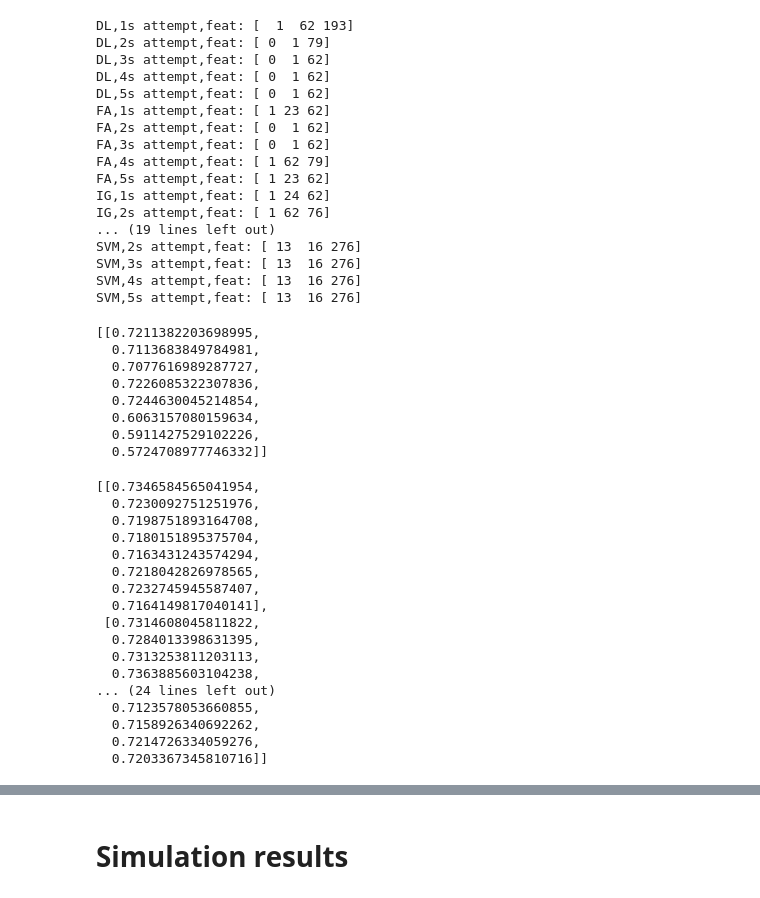
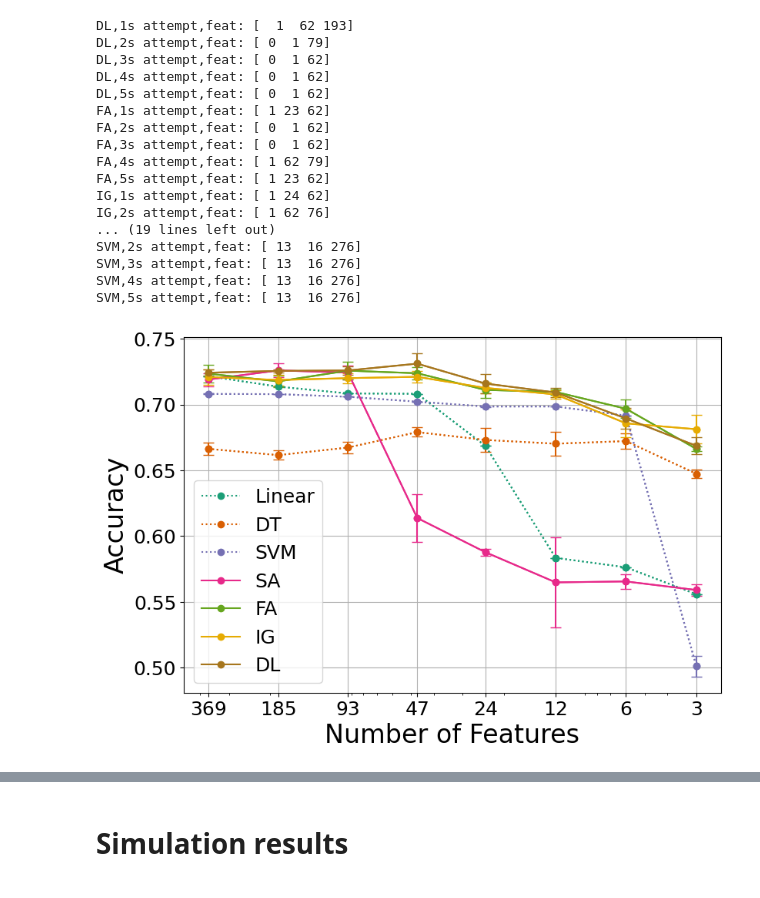
Before and after one commit to geshijoker/ChaosMining, a Jupyter notebook: notebooks/Curve.ipynb, the cells around one changed output, grey strips where cells are left out. Drawn from its saved outputs; the diff is of its cells as text; code cells hidden in the pictures.

```diff
--- a/notebooks/Curve.ipynb
+++ b/notebooks/Curve.ipynb
@@ -99,34 +103,7 @@ SVM,2s attempt,feat: [ 13  16 276]
 SVM,3s attempt,feat: [ 13  16 276]
 SVM,4s attempt,feat: [ 13  16 276]
 SVM,5s attempt,feat: [ 13  16 276]
-# %%
-lin_nn_acc
-# %% [output]
-[[0.7211382203698995,
-  0.7113683849784981,
-  0.7077616989287727,
-  0.7226085322307836,
-  0.7244630045214854,
-  0.6063157080159634,
-  0.5911427529102226,
-  0.5724708977746332]]
-# %%
-DT_nn_acc
-# %% [output]
-[[0.7346584565041954,
-  0.7230092751251976,
-  0.7198751893164708,
-  0.7180151895375704,
-  0.7163431243574294,
-  0.7218042826978565,
-  0.7232745945587407,
-  0.7164149817040141],
- [0.7314608045811822,
-  0.7284013398631395,
-  0.7313253811203113,
-  0.7363885603104238,
-... (24 lines left out)
-  0.7123578053660855,
-  0.7158926340692262,
-  0.7214726334059276,
-  0.7203367345810716]]
+# %%
+cmap = matplotlib.colormaps['Dark2']
+# %%
+x_axis = np.array([369,185,93,47,24,12,6,3])
@@ -132,0 +165,21 @@ DT_nn_acc
+# %%
+# Example usage
+datasets = [
+    {'x': x_axis, 'y': np.array(Linear_acc).mean(axis=0), 'errors': np.array(Linear_acc).std(axis=0),
+     'label': 'Linear', 'color': cmap.colors[0], 'linestyle': 'dotted'},
+    {'x': x_axis, 'y': np.array(DT_acc).mean(axis=0), 'errors': np.array(DT_acc).std(axis=0),
+     'label': 'DT', 'color': cmap.colors[1], 'linestyle': 'dotted'},
+    {'x': x_axis, 'y': np.array(SVM_acc).mean(axis=0), 'errors': np.array(SVM_acc).std(axis=0),
+     'label': 'SVM', 'color': cmap.colors[2], 'linestyle': 'dotted'},
+    {'x': x_axis, 'y': np.array(SA_acc).mean(axis=0), 'errors': np.array(SA_acc).std(axis=0),
+     'label': 'SA', 'color': cmap.colors[3], 'linestyle': 'solid'},
+    {'x': x_axis, 'y': np.array(FA_acc).mean(axis=0), 'errors': np.array(FA_acc).std(axis=0),
+     'label': 'FA', 'color': cmap.colors[4], 'linestyle': 'solid'},
+    {'x': x_axis, 'y': np.array(IG_acc).mean(axis=0), 'errors': np.array(IG_acc).std(axis=0),
+     'label': 'IG', 'color': cmap.colors[5], 'linestyle': 'solid'},
+    {'x': x_axis, 'y': np.array(DL_acc).mean(axis=0), 'errors': np.array(DL_acc).std(axis=0),
+     'label': 'DL', 'color': cmap.colors[6], 'linestyle': 'solid'},
+]
+plot_multiple_with_error_bars(datasets, 'Number of Features', 'Accuracy', 'rfe_acc')
+# %% [output]
+[figure, added]
```
Also changed, not shown: parts of 17 cells of this notebook, 59 other files.
